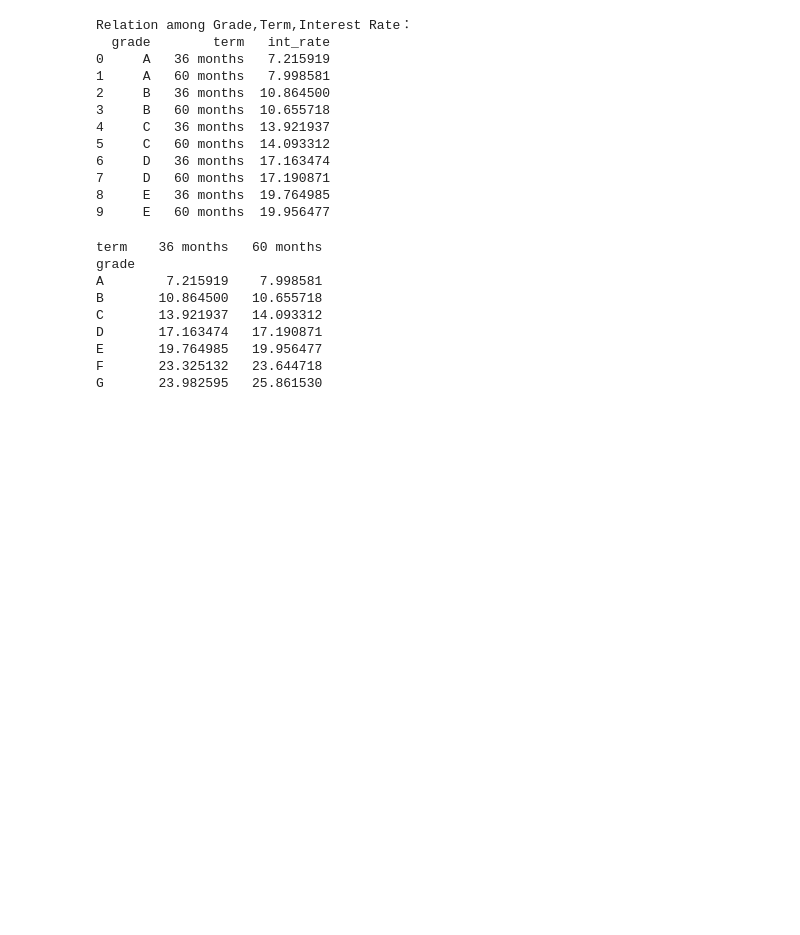
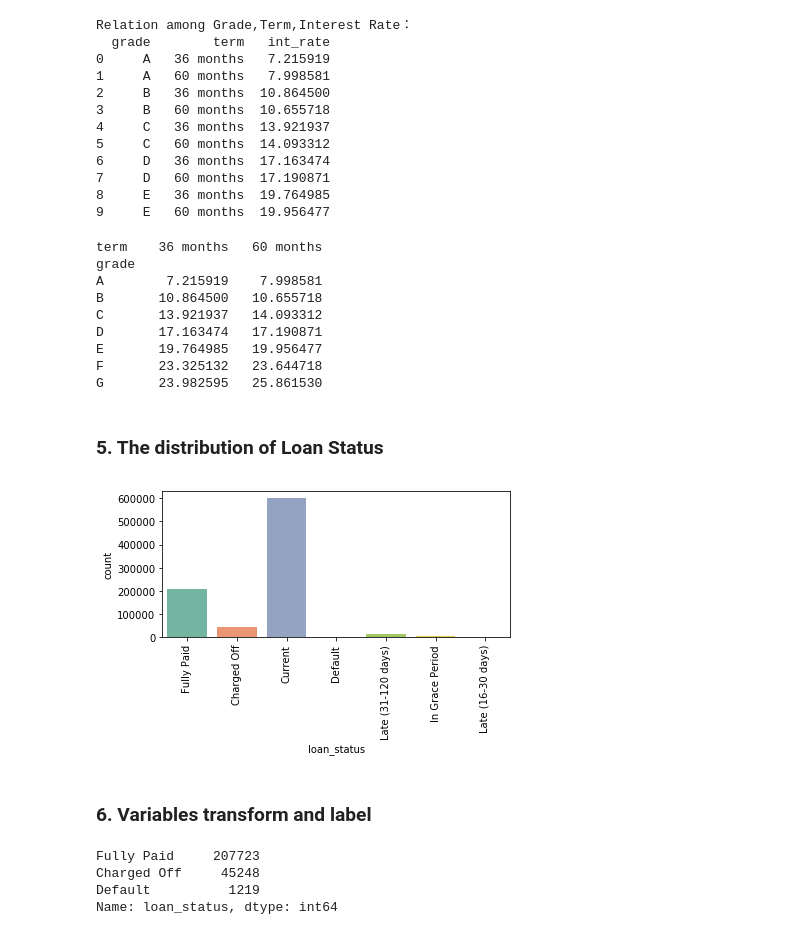
Before and after one commit to freena22/Data-Science-Projects, a Jupyter notebook: 06_Analyze_Lending_Club's_Issued_Loans.ipynb, the cells around one changed output. Drawn from its saved outputs; the diff is of its cells as text; code cells hidden in the pictures; blank space fills up the shorter version.

```diff
--- a/06_Analyze_Lending_Club's_Issued_Loans.ipynb
+++ b/06_Analyze_Lending_Club's_Issued_Loans.ipynb
@@ -207,0 +212,27 @@ data_group_by_grade_term_pivot.to_csv('intrate_by_grade_term2.csv')
+# %% [markdown]
+### 5. The distribution of Loan Status
+# %%
+df_status = data.loc[data['loan_status'].isin(
+        ['Current', 'Charged Off', 'Default', 'Fully Paid', 'In Grace Period', 'Late (16-30 days)',
+         'Late (31-120 days)'])]
+plt.xticks(rotation=90)
+plt.xlabel('Loan Status')
+sns.countplot(df_status['loan_status'], palette='Set2')
+plt.tight_layout()
+plt.savefig('loan_status.png')
+plt.show()
+# %% [output]
+[figure, added]
+# %% [markdown]
+### 6. Variables transform and label
+# %%
+# Keep only the Fully paid,Charged off, and Default
+
+filter_mask = data['loan_status'].isin(['Fully Paid', 'Charged Off', 'Default'])
+filter_data = data[filter_mask]
+print(filter_data['loan_status'].value_counts())
+# %% [output]
+Fully Paid     207723
+Charged Off     45248
+Default          1219
+Name: loan_status, dtype: int64
```
Also changed, not shown: parts of 21 cells of this notebook.
